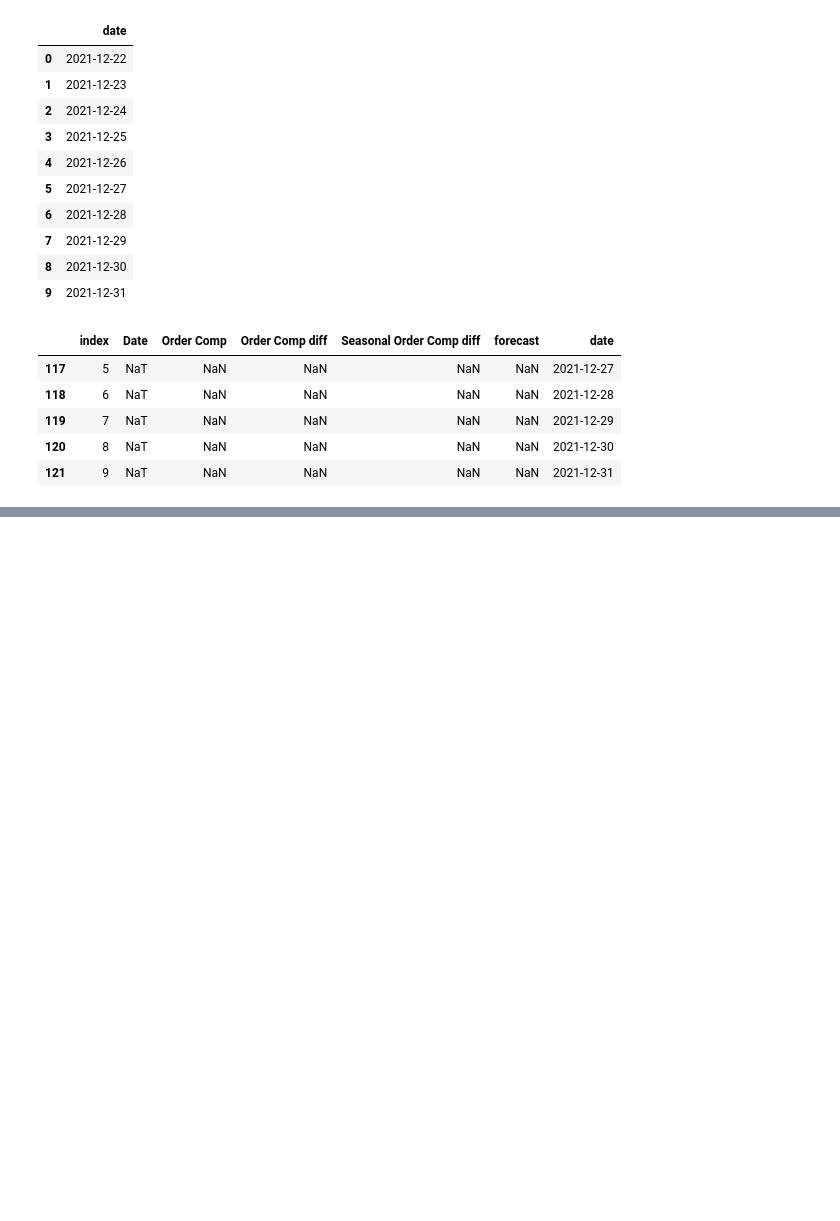
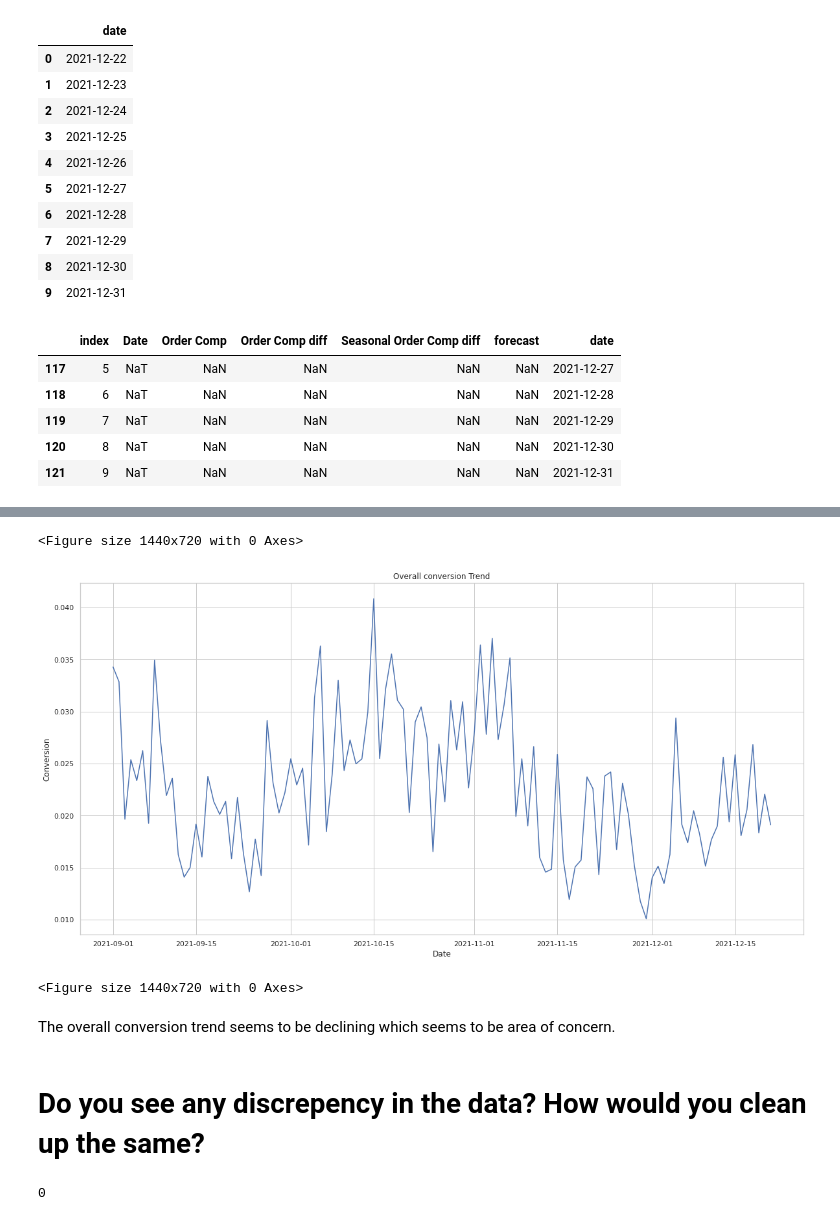
Before and after one commit to ajinkyajumde/EDA-with-TSF, a Jupyter notebook: GIVA.ipynb, the cells around one changed output, grey strips where cells are left out. Drawn from its saved outputs; the diff is of its cells as text; code cells hidden in the pictures; blank space fills up the shorter version.

```diff
--- a/GIVA.ipynb
+++ b/GIVA.ipynb
@@ -269,0 +288,22 @@ future_df[['Order Comp','forecast']].plot(figsize=(30,8))
+# %%
+
+sns.set_theme(style="whitegrid")
+plt.figure(figsize=(20,10))
+v=sns.lineplot(x=df['Date'],y=df['Overall Conv'])
+v.set_title('Overall conversion Trend')
+v.set_xlabel('Date')
+v.set_ylabel("Conversion")
+plt.figure(figsize=(20,10))
+# %% [output]
+<Figure size 1440x720 with 0 Axes>
+[figure, added]
+<Figure size 1440x720 with 0 Axes>
+# %% [markdown]
+The overall conversion trend seems to be declining which seems to be area of concern.
+# %% [markdown]
+# **Do you see any discrepency in the data? How would you clean up the same?**
+# %%
+# duplicate
+len(df[df.duplicated()])
+# %% [output]
+0
```
Also changed, not shown: parts of 39 cells of this notebook.
